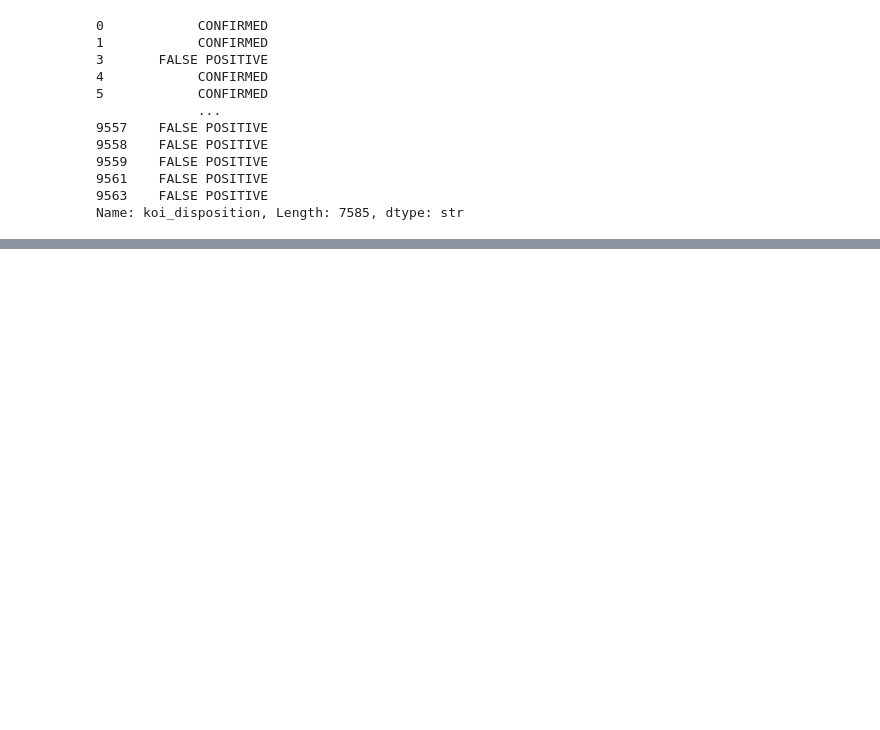
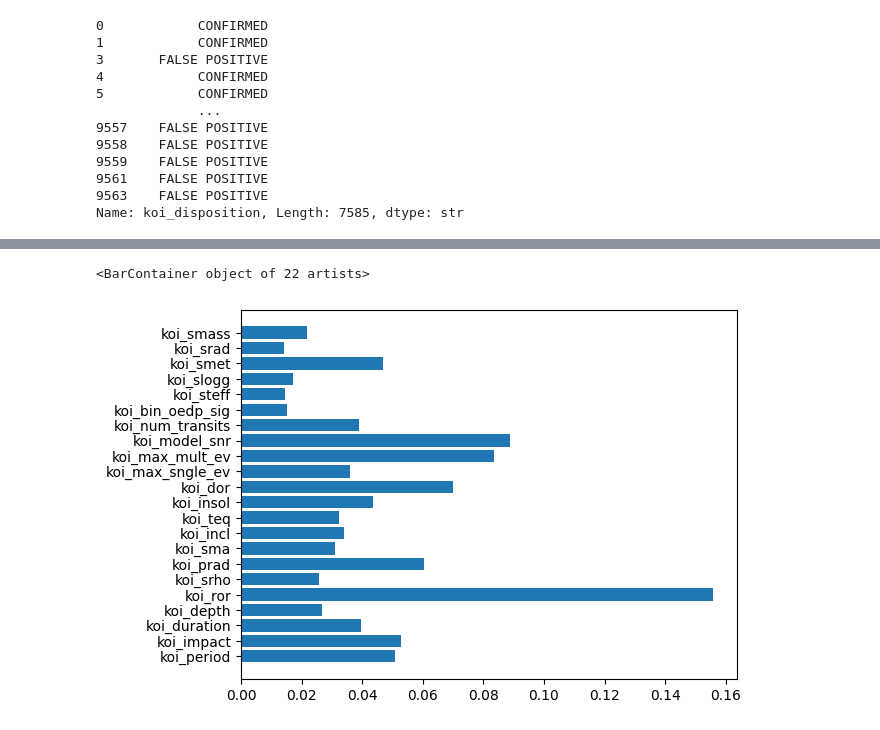
Before and after one commit to Swaraag/ExoplanetClassifier, a Jupyter notebook: work.ipynb, the cells around one changed output, grey strips where cells are left out. Saved outputs shown, nothing was run; the diff lists cells and outputs as text; code cells hidden in the pictures; blank space fills up the shorter version.

```diff
--- a/work.ipynb
+++ b/work.ipynb
@@ -5,8 +5,7 @@ import seaborn as sns
 # %%
 raw_df = pd.read_csv("cumulative_2026.03.09_14.43.47.csv", comment="#")
 # storing candidates separately for testing at the end
-df_candidates = raw_df[raw_df["koi_disposition"] == "CANDIDATE"]
-df = raw_df[raw_df["koi_disposition"] != "CANDIDATE"]
+df = raw_df.copy()
 
 # removing leakage - they contain the answer for the classifier already, as well as admin/meta info
 df = df.drop(columns=["koi_score", "koi_pdisposition", "koi_fpflag_nt", "koi_fpflag_ss",
@@ -35,6 +34,9 @@ df = df.drop(columns=[
 
 # these 4 columns only have null values anyways
 df = df.drop(columns=["koi_sage", "koi_ingress", "koi_model_chisq", "koi_model_dof"])
+# %%
+df_cand = df[df["koi_disposition"] == "CANDIDATE"]
+df = df[df["koi_disposition"] != "CANDIDATE"]
 # %%
 # Significantly more false positives than confirmed, so I'll have to do some filtering later.
 df['koi_disposition'].value_counts()
@@ -133,7 +135,7 @@ X_train, X_test, y_train, y_test = train_test_split(X, y, test_size=0.2, random_
 # using median imputation for the SimpleImputer because
 imputer = SimpleImputer(strategy='median')
 # class_weight = 'balanced' solves the problem where there are more False positives than there are confirmed values
-model = RandomForestClassifier(n_estimators=100, class_weight="balanced", random_state=42)
+model = RandomForestClassifier(n_estimators=10, class_weight="balanced", random_state=42)
 pipeline = Pipeline(steps=[('imputer', imputer), ('RFC_model', model)])
 # %%
 pipeline.fit(X_train, y_train)
@@ -148,0 +163,8 @@ print("ROC-AUC:", roc_auc_score(y_test, pipeline.predict_proba(X_test)[:,1]))
+# %%
+importances = pipeline.named_steps['RFC_model'].feature_importances_
+feat_names = X.columns
+# %%
+plt.barh(feat_names, importances)
+# %% [output]
+<BarContainer object of 22 artists>
+[figure, added]
```
Also changed, not shown: parts of 9 cells of this notebook.
